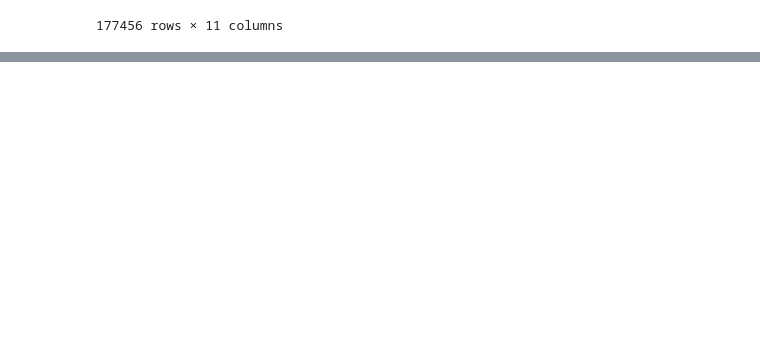
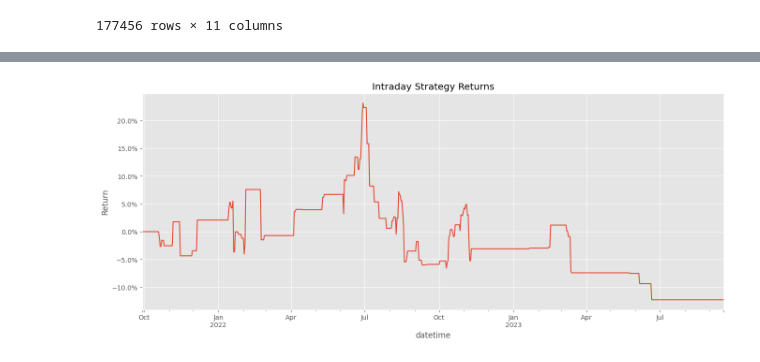
Before and after one commit to wtcrowe4/ml-algo-trading, a Jupyter notebook: garch_intraday.ipynb, the cells around one changed output, grey strips where cells are left out. Cells and saved outputs as stored; diff of their text form; code cells hidden in the pictures; blank space fills up the shorter version.

Commit message:
final strategy returns

```diff
--- a/garch_intraday.ipynb
+++ b/garch_intraday.ipynb
@@ -233,3 +233,16 @@ final_df
 | 2023-09-18 23:50:00 | 6708.2750 | 6705.7700 | 6712.7500 | 6705.8050 | 11 | NaN | 59.172065 | 6685.549735 | 6715.801265 | ... |
 | 2023-09-18 23:55:00 | 6705.8025 | 6705.3875 | 6712.0000 | 6706.8875 | 6 | NaN | 60.000874 | 6687.480314 | 6715.772186 | ... |
 177456 rows × 11 columns
+# %%
+# Generate the position entry and hold until the end of the day
+
+final_df['return_sign'] = final_df.apply(lambda x: -1 if (x['signal_daily']==1)&(x['signal_intraday']==1)
+                                        else (1 if (x['signal_daily']==-1)&(x['signal_intraday']==-1) else np.nan),
+                                        axis=1)
+final_df['return_sign'] = final_df.groupby(pd.Grouper(freq='D'))['return_sign']\
+                                  .transform(lambda x: x.ffill())
+final_df['forward_return'] = final_df['return'].shift(-1)
+final_df['strategy_return'] = final_df['forward_return']*final_df['return_sign']
+daily_return_df = final_df.groupby(pd.Grouper(freq='D'))['strategy_return'].sum()
+
+daily_return_df
@@ -235,0 +263,15 @@ final_df
+# %%
+# Calculate final strategy performance
+
+import matplotlib.ticker as mtick
+
+strategy_cumulative_return = np.exp(np.log1p(daily_return_df).cumsum()).sub(1)
+strategy_cumulative_return.plot(figsize=(16,6))
+
+plt.title('Intraday Strategy Returns')
+plt.gca().yaxis.set_major_formatter(mtick.PercentFormatter(1))
+plt.ylabel('Return')
+
+plt.show()
+# %% [output]
+[figure, added]
```
Also changed, not shown: parts of 1 cell of this notebook.
